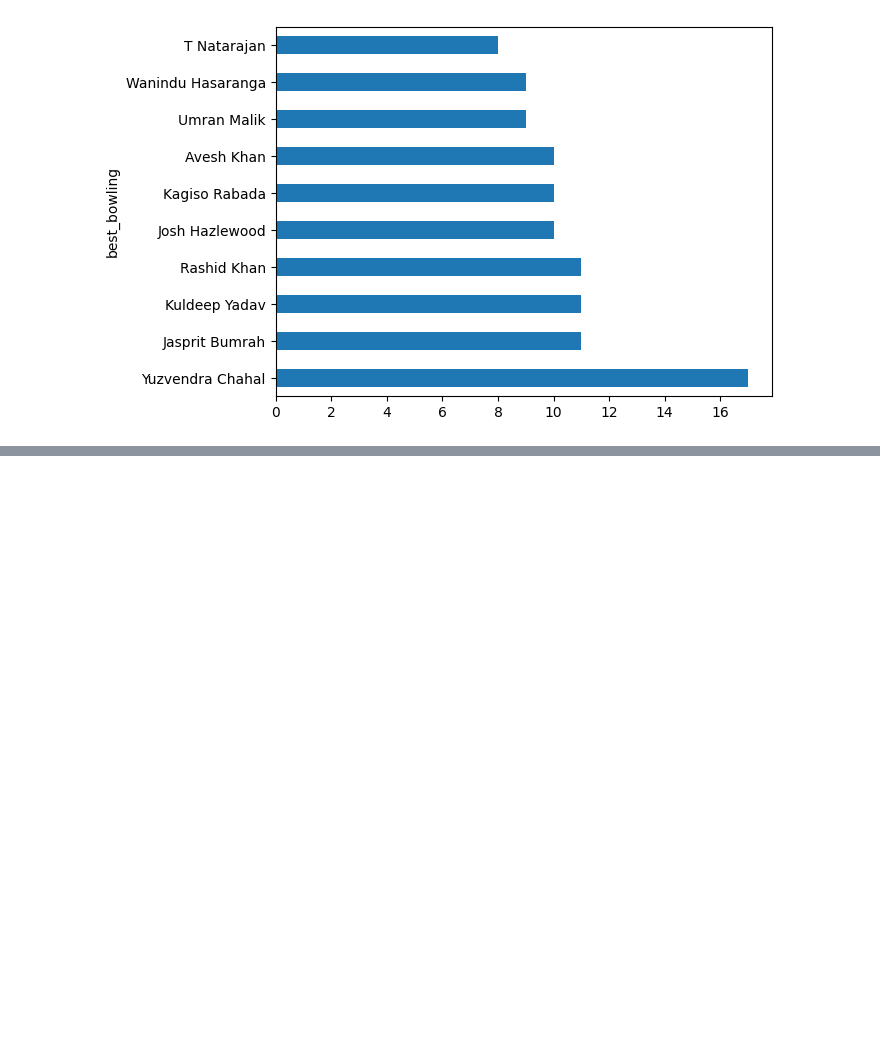
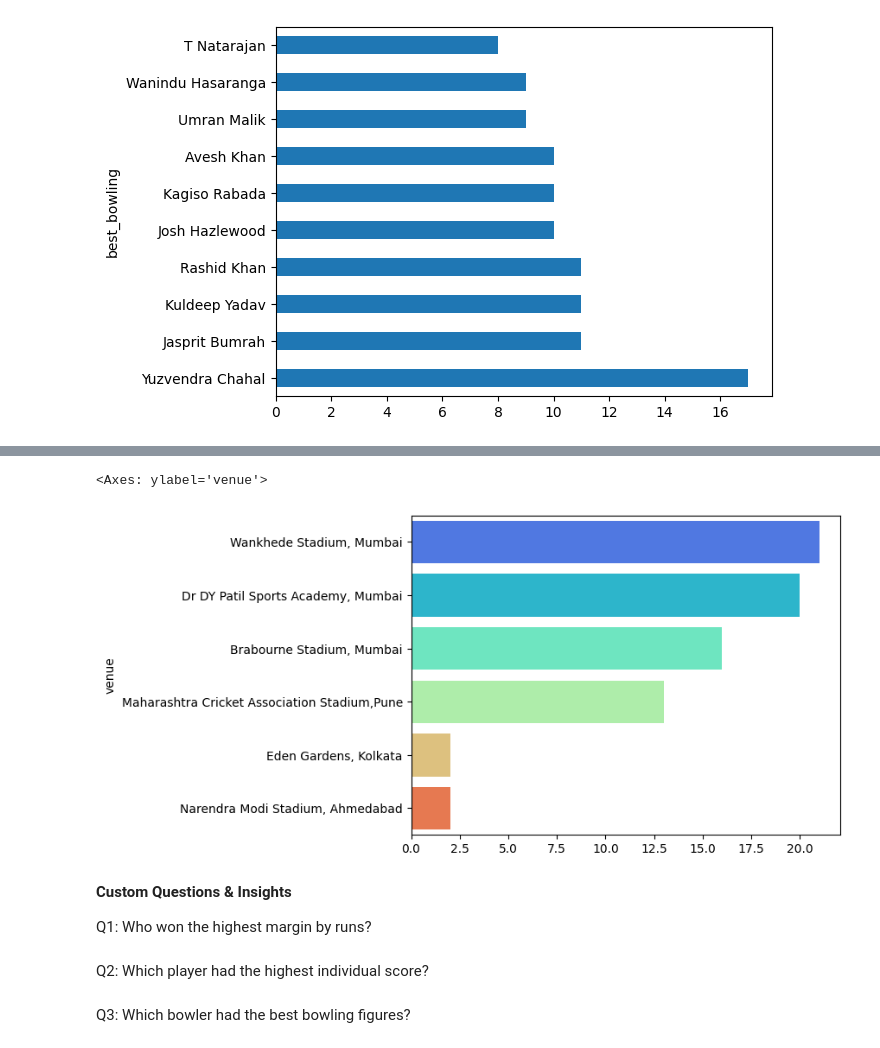
Before and after one commit to pranshulab/Data_science_journey, a Jupyter notebook: Projects/IPL_Capston_project.ipynb, the cells around one changed output, grey strips where cells are left out. Saved outputs shown, nothing was run; the diff lists cells and outputs as text; code cells hidden in the pictures; blank space fills up the shorter version.

```diff
--- a/Projects/IPL_Capston_project.ipynb
+++ b/Projects/IPL_Capston_project.ipynb
@@ -201,0 +252,3 @@ top_bowlers.plot(kind = 'barh')
+# %%
+venue_count = df['venue'].value_counts()
+venue_count
@@ -201,0 +265,13 @@ top_bowlers.plot(kind = 'barh')
+# %%
+sns.barplot(y = venue_count.index,x = venue_count.values,palette='rainbow')
+# %% [output]
+<Axes: ylabel='venue'>
+[figure, added]
+# %% [markdown]
+**Custom Questions & Insights**
+
+Q1: Who won the highest margin by runs?
+# %% [markdown]
+Q2: Which player had the highest individual score?
+# %% [markdown]
+Q3: Which bowler had the best bowling figures?
```
Also changed, not shown: parts of 18 cells of this notebook.
